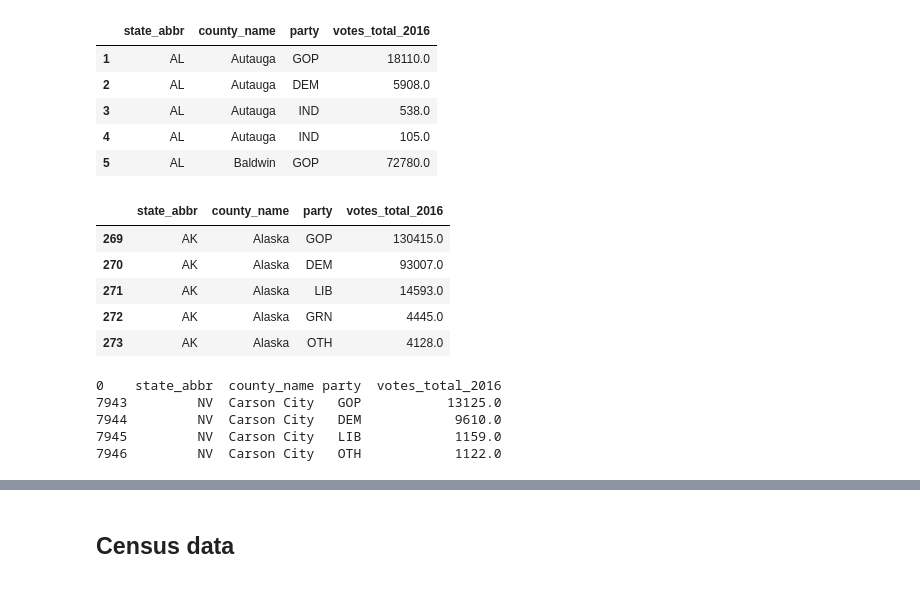
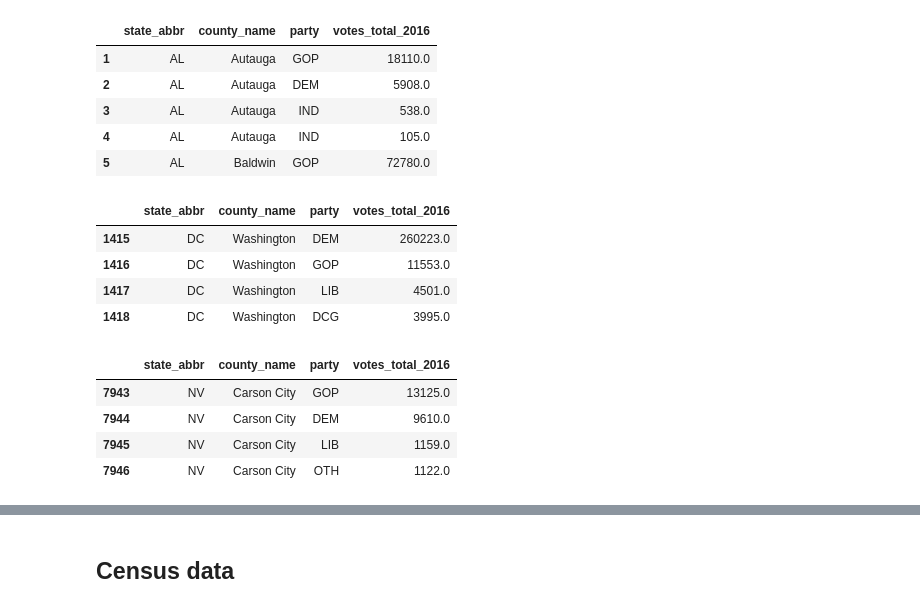
Before and after one commit to tonmcg/US_County_Level_Election_Results_08-20, a Jupyter notebook: US_County_Level_Presidential_Results_12-16.ipynb, the cells around one changed output, grey strips where cells are left out. Drawn from its saved outputs; the diff is of its cells as text; code cells hidden in the pictures.

```diff
--- a/US_County_Level_Presidential_Results_12-16.ipynb
+++ b/US_County_Level_Presidential_Results_12-16.ipynb
@@ -228,23 +219,22 @@ townhall.head()
 | 5 | AL | Baldwin | GOP | 72780.0 |
 # %%
 # view by state
-townhall[(townhall['state_abbr'] == 'AK')]
+townhall[(townhall['state_abbr'] == 'DC')]
 # %% [output]
 |  | state_abbr | county_name | party | votes_total_2016 |
-| 269 | AK | Alaska | GOP | 130415.0 |
-| 270 | AK | Alaska | DEM | 93007.0 |
-| 271 | AK | Alaska | LIB | 14593.0 |
-| 272 | AK | Alaska | GRN | 4445.0 |
-| 273 | AK | Alaska | OTH | 4128.0 |
+| 1415 | DC | Washington | DEM | 260223.0 |
+| 1416 | DC | Washington | GOP | 11553.0 |
+| 1417 | DC | Washington | LIB | 4501.0 |
+| 1418 | DC | Washington | DCG | 3995.0 |
 # %%
 # view special cases
-print(townhall[(townhall['state_abbr'] == 'NV') & (townhall['county_name'] == 'Carson City')])
+townhall[(townhall['state_abbr'] == 'NV') & (townhall['county_name'] == 'Carson City')]
 # %% [output]
-0    state_abbr  county_name party  votes_total_2016
-7943         NV  Carson City   GOP           13125.0
-7944         NV  Carson City   DEM            9610.0
-7945         NV  Carson City   LIB            1159.0
-7946         NV  Carson City   OTH            1122.0
+|  | state_abbr | county_name | party | votes_total_2016 |
+| 7943 | NV | Carson City | GOP | 13125.0 |
+| 7944 | NV | Carson City | DEM | 9610.0 |
+| 7945 | NV | Carson City | LIB | 1159.0 |
+| 7946 | NV | Carson City | OTH | 1122.0 |
 # %%
 # fix townhall county name for Washington DC, Sainte Genevieve, MO, Oglala, SD
 townhall.loc[townhall['state_abbr'] =='DC', 'county_name'] = 'District of Columbia'
```
Also changed, not shown: parts of 21 cells of this notebook, 1 other file.
